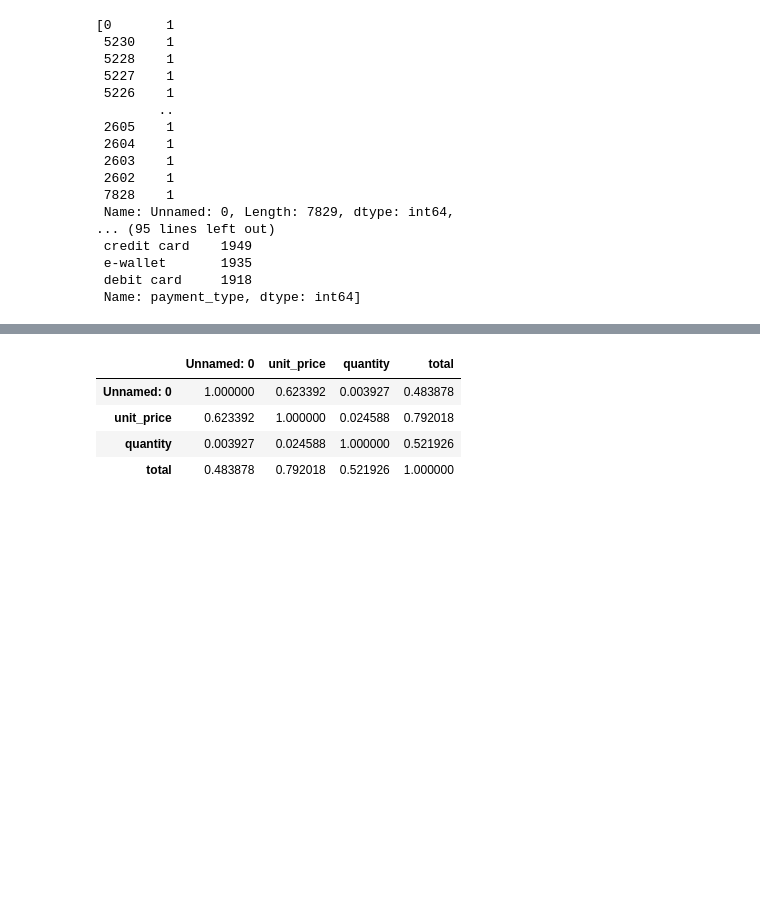
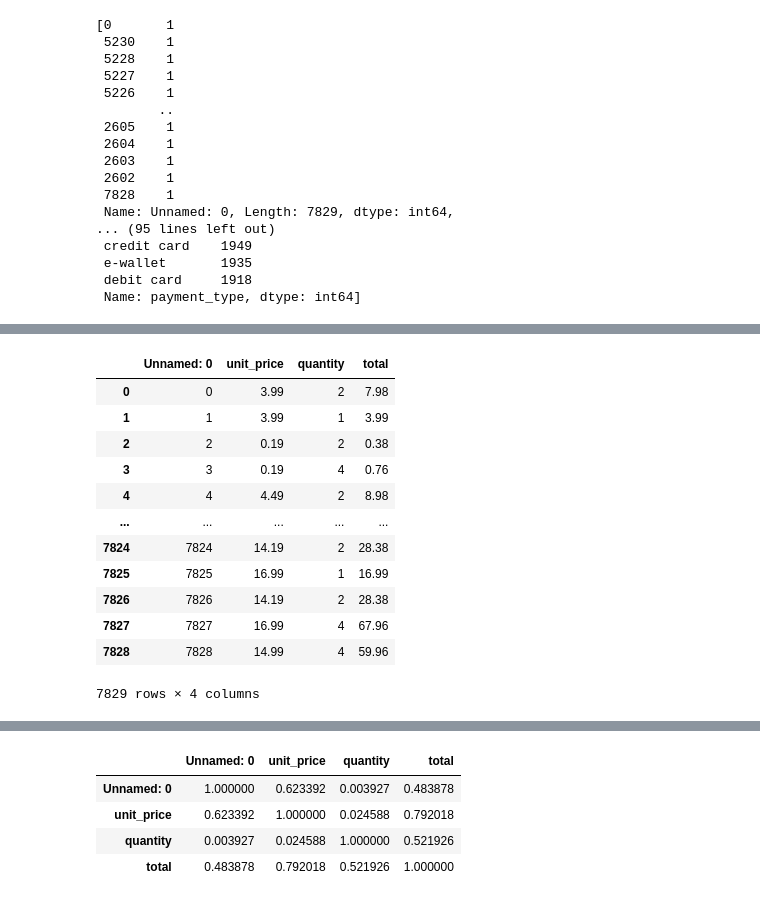
Before and after one commit to sujataprasad01/Cognizant-AI-Program-Project1, a Jupyter notebook: Cognizant_EDA.ipynb, the cells around one changed output, grey strips where cells are left out. Saved outputs shown, nothing was run; the diff lists cells and outputs as text; code cells hidden in the pictures; blank space fills up the shorter version.

```diff
--- a/Cognizant_EDA.ipynb
+++ b/Cognizant_EDA.ipynb
@@ -216,0 +244,18 @@ ValueError: setting an array element with a sequence.
+# %%
+numerical = data.select_dtypes(include=['int', 'float'])
+# %%
+numerical
+# %% [output]
+|  | Unnamed: 0 | unit_price | quantity | total |
+| 0 | 0 | 3.99 | 2 | 7.98 |
+| 1 | 1 | 3.99 | 1 | 3.99 |
+| 2 | 2 | 0.19 | 2 | 0.38 |
+| 3 | 3 | 0.19 | 4 | 0.76 |
+| 4 | 4 | 4.49 | 2 | 8.98 |
+| ... | ... | ... | ... | ... |
+| 7824 | 7824 | 14.19 | 2 | 28.38 |
+| 7825 | 7825 | 16.99 | 1 | 16.99 |
+| 7826 | 7826 | 14.19 | 2 | 28.38 |
+| 7827 | 7827 | 16.99 | 4 | 67.96 |
+| 7828 | 7828 | 14.99 | 4 | 59.96 |
+7829 rows × 4 columns
```
Also changed, not shown: parts of 10 cells of this notebook.
